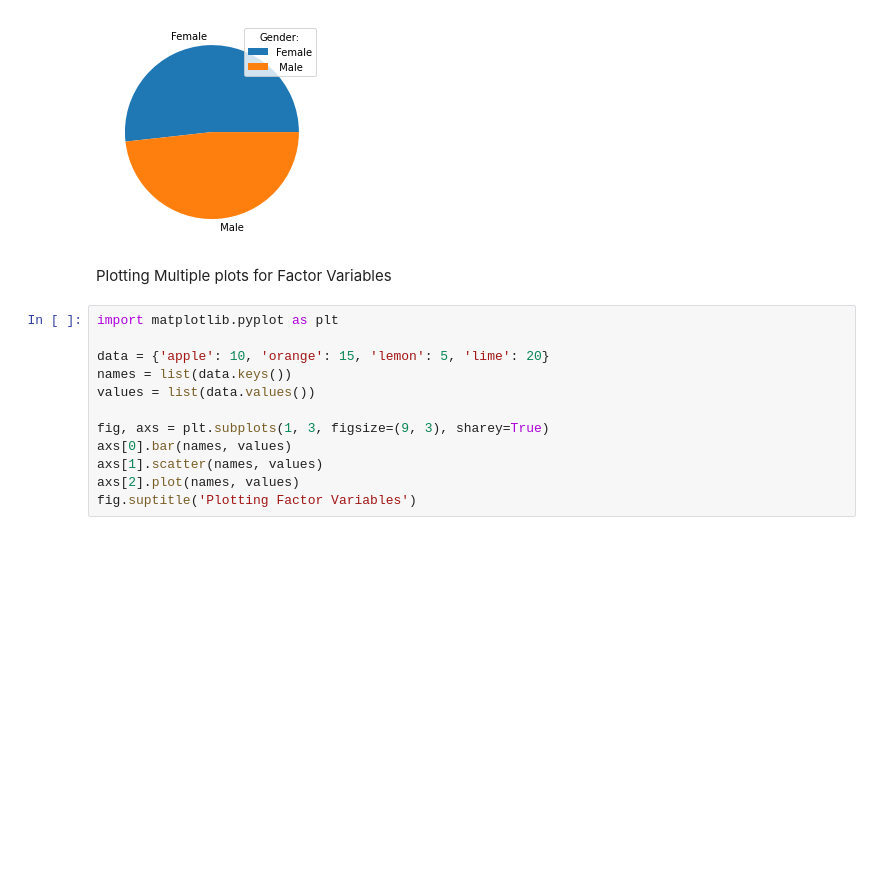
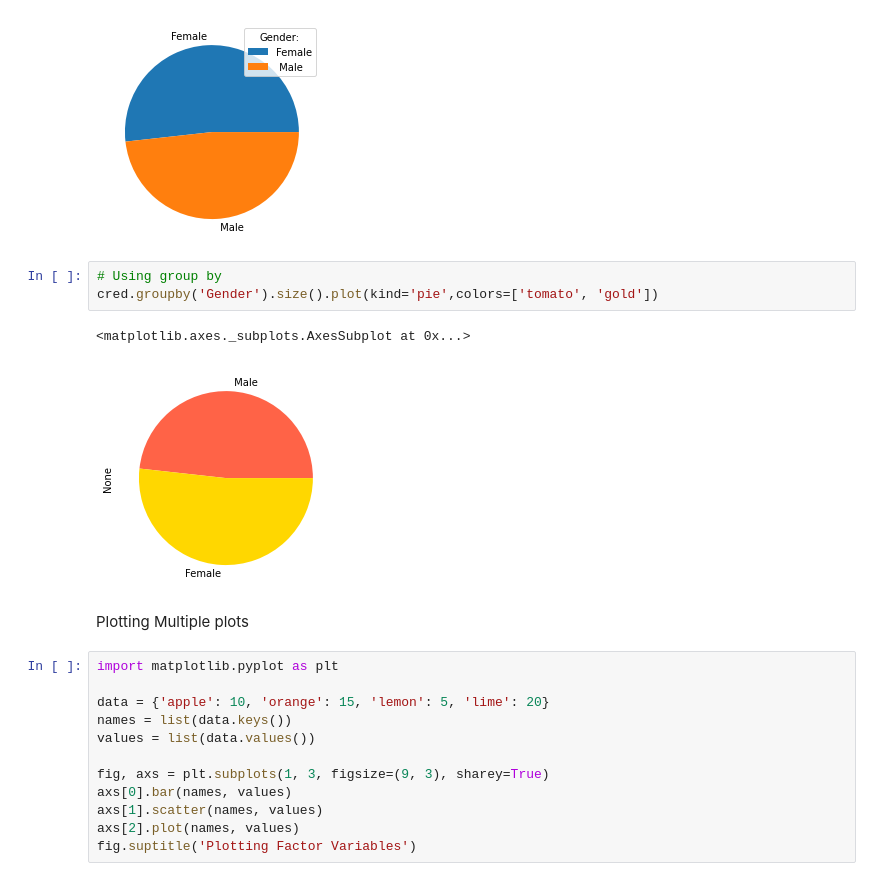
Before and after one commit to ThinkLabzChennai/Datascience, a Jupyter notebook: 10_Python_MATPLOTLIB.ipynb, the cells around one changed output. Drawn from its saved outputs; the diff is of its cells as text; blank space fills up the shorter version.

```diff
--- a/10_Python_MATPLOTLIB.ipynb
+++ b/10_Python_MATPLOTLIB.ipynb
@@ -828,8 +828,14 @@ plt.legend(title = "Gender:")
 plt.show()
 # %% [output]
 [figure]
+# %%
+# Using group by
+cred.groupby('Gender').size().plot(kind='pie',colors=['tomato', 'gold'])
+# %% [output]
+<matplotlib.axes._subplots.AxesSubplot at 0x...>
+[figure, added]
 # %% [markdown]
-Plotting Multiple plots for Factor Variables
+Plotting Multiple plots
 # %%
 import matplotlib.pyplot as plt
 
```
